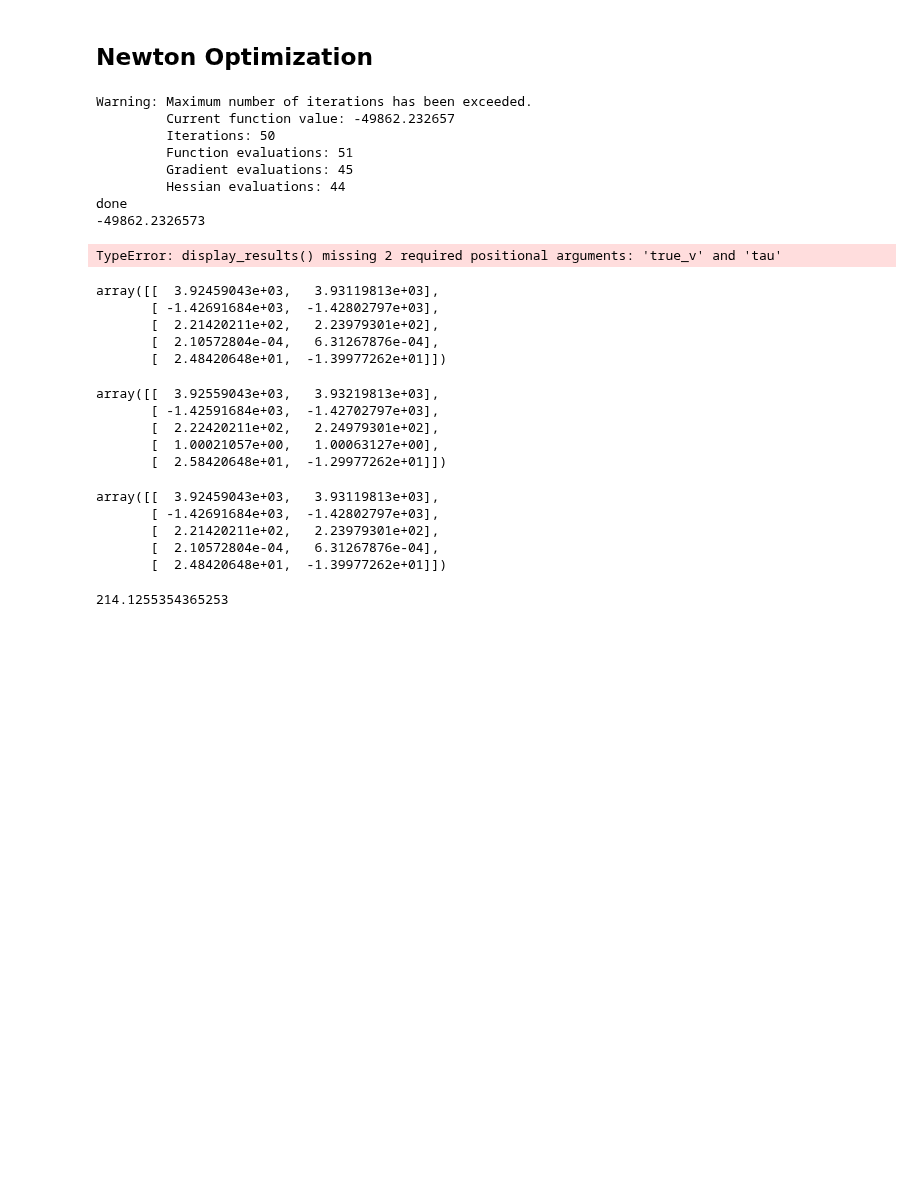
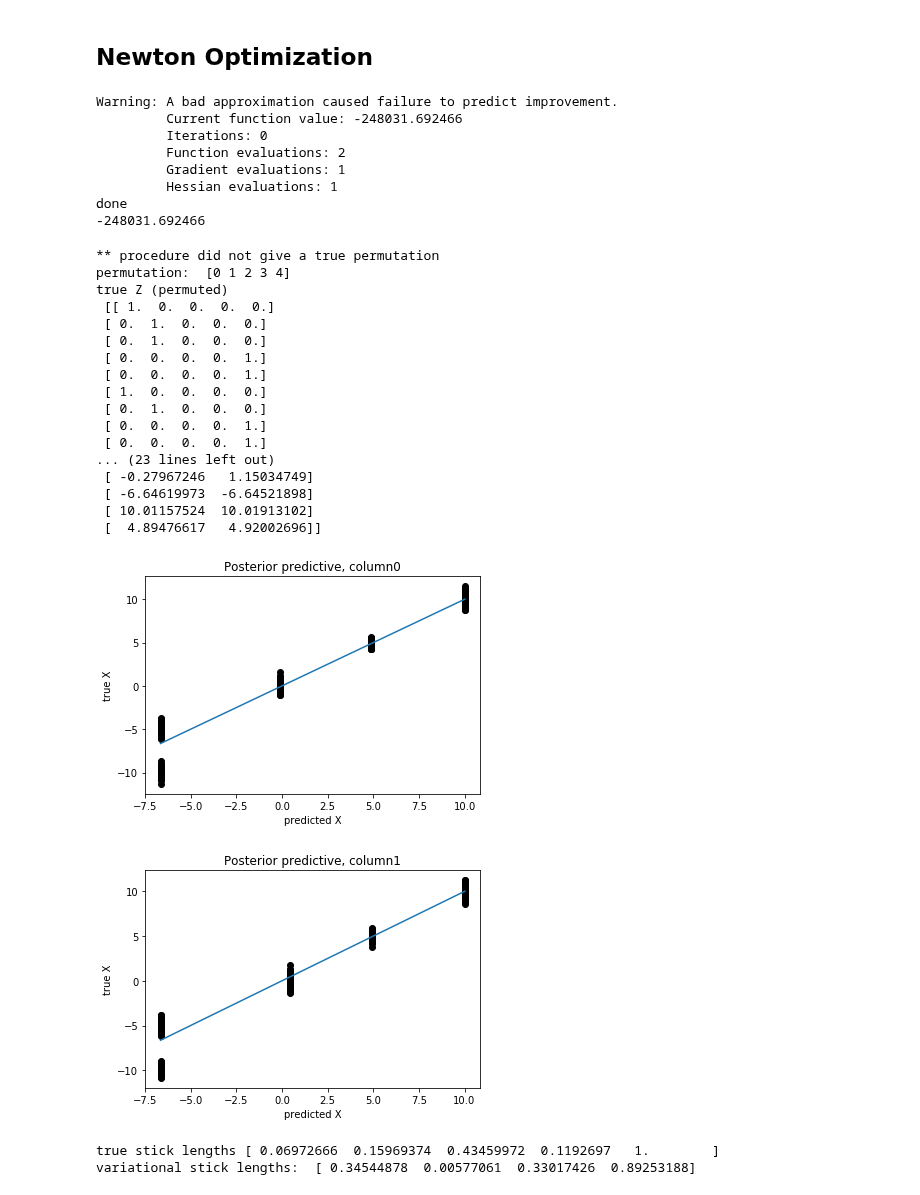
Before and after one commit to Runjing-Liu120/Variational_BNP_robustness, a Jupyter notebook: DP_mixture/DP_normal_mixture.ipynb, the cells around one changed output. Cells and saved outputs as stored; diff of their text form; code cells hidden in the pictures; blank space fills up the shorter version.

```diff
--- a/DP_mixture/DP_normal_mixture.ipynb
+++ b/DP_mixture/DP_normal_mixture.ipynb
@@ -281,51 +200,45 @@ def minimize_kl(kl_obj, init_x):
     print('done')
     return vb_opt
 
-vb_opt = minimize_kl(kl_obj, global_init_par_vec)
-print(kl_obj.fun_free(vb_opt.x))
+new_tr_init = model.vb_params['global'].get_free()
+tr_opt = minimize_kl(kl_obj, new_tr_init)
+print(kl_obj.fun_free(tr_opt.x))
 # %% [output]
-Warning: Maximum number of iterations has been exceeded.
-         Current function value: -49862.232657
-         Iterations: 50
-         Function evaluations: 51
-         Gradient evaluations: 45
-         Hessian evaluations: 44
+Warning: A bad approximation caused failure to predict improvement.
+         Current function value: -248031.692466
+         Iterations: 0
+         Function evaluations: 2
+         Gradient evaluations: 1
+         Hessian evaluations: 1
 done
--49862.2326573
+-248031.692466
 # %%
-model.vb_params['global'].set_free(vb_opt.x)
+model.vb_params['global'].set_free(tr_opt.x)
 # %%
 mu = model.vb_params['global']['mu'].get()
 model.set_optimal_z()
 e_z = model.vb_params['local']['e_z'].get()
-dp.display_results(x, true_z, true_mu, e_z, mu, manual_perm = None)
+tau = model.vb_params['global']['v_sticks'].alpha.get()
+dp.display_results(x, true_z, true_mu, e_z, mu, true_v, tau, manual_perm = None)
 # %% [output]
-TypeError: display_results() missing 2 required positional arguments: 'true_v' and 'tau'
+** procedure did not give a true permutation
+permutation:  [0 1 2 3 4]
+true Z (permuted)
+ [[ 1.  0.  0.  0.  0.]
+ [ 0.  1.  0.  0.  0.]
+ [ 0.  1.  0.  0.  0.]
+ [ 0.  0.  0.  0.  1.]
+ [ 0.  0.  0.  0.  1.]
+ [ 1.  0.  0.  0.  0.]
+ [ 0.  1.  0.  0.  0.]
+ [ 0.  0.  0.  0.  1.]
+ [ 0.  0.  0.  0.  1.]
+... (23 lines left out)
+ [ -0.27967246   1.15034749]
+ [ -6.64619973  -6.64521898]
+ [ 10.01157524  10.01913102]
+ [  4.89476617   4.92002696]]
+[figure, added]
+[figure, added]
+true stick lengths [ 0.06972666  0.15969374  0.43459972  0.1192697   1.        ]
+variational stick lengths:  [ 0.34544878  0.00577061  0.33017426  0.89253188]
-# %%
-np.dot(prior_mu, prior_info) + np.dot(e_z.T, np.dot(x, info_x))
-# %% [output]
-array([[  3.92459043e+03,   3.93119813e+03],
-       [ -1.42691684e+03,  -1.42802797e+03],
-       [  2.21420211e+02,   2.23979301e+02],
-       [  2.10572804e-04,   6.31267876e-04],
-       [  2.48420648e+01,  -1.39977262e+01]])
-# %%
- np.dot(e_z.T, np.dot(x, info_x))
-# %% [output]
-array([[  3.92559043e+03,   3.93219813e+03],
-       [ -1.42591684e+03,  -1.42702797e+03],
-       [  2.22420211e+02,   2.24979301e+02],
-       [  1.00021057e+00,   1.00063127e+00],
-       [  2.58420648e+01,  -1.29977262e+01]])
-# %%
-np.dot(e_z.T, np.dot(x, info_x))
-# %% [output]
-array([[  3.92459043e+03,   3.93119813e+03],
-       [ -1.42691684e+03,  -1.42802797e+03],
-       [  2.21420211e+02,   2.23979301e+02],
-       [  2.10572804e-04,   6.31267876e-04],
-       [  2.48420648e+01,  -1.39977262e+01]])
-# %%
-np.sum(e_z, axis = 0)[1]
-# %% [output]
-214.1255354365253
```
Also changed, not shown: parts of 21 cells of this notebook, 2 other files.
